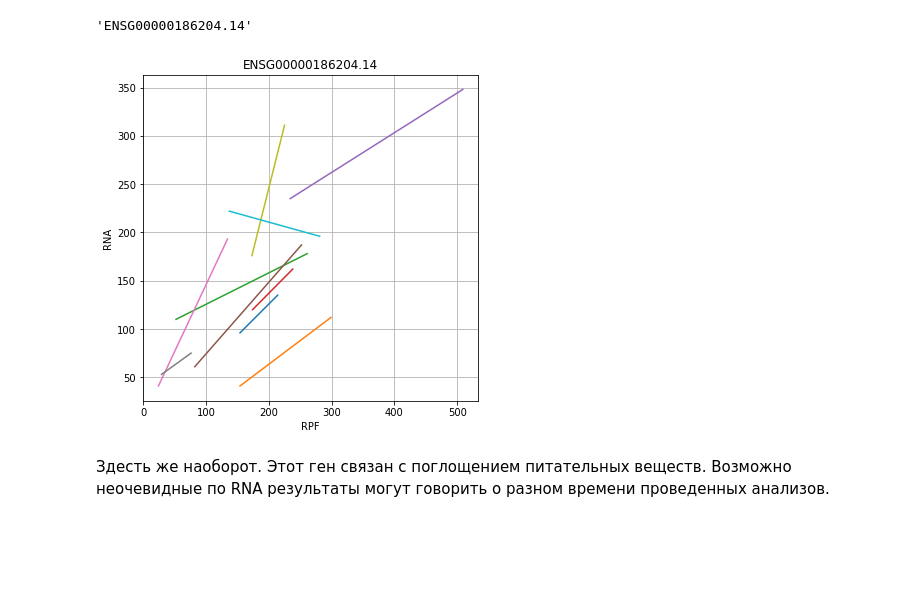
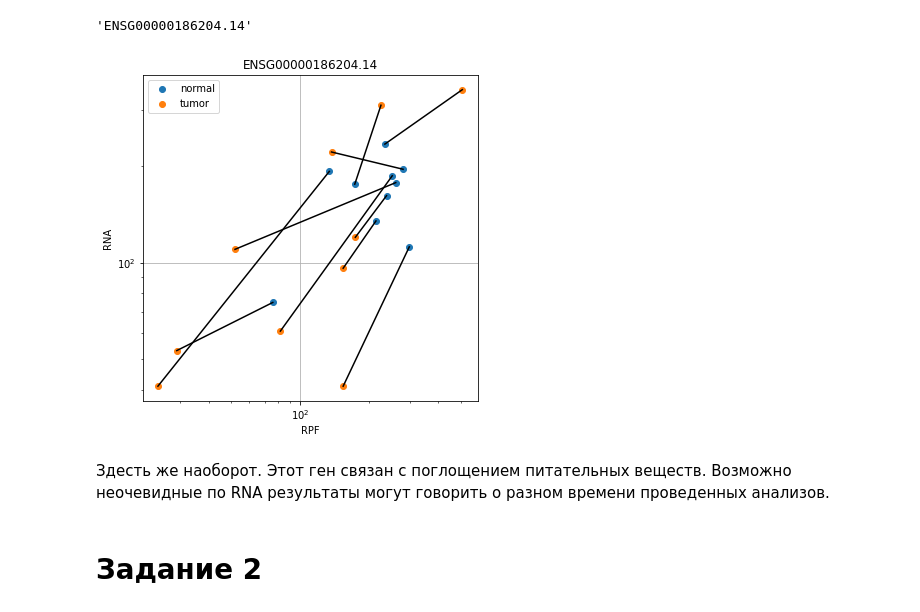
Before and after one commit to Nazar1997/RiboSeq, a Jupyter notebook: Beknazarov.ipynb, the cells around one changed output. Drawn from its saved outputs; the diff is of its cells as text; code cells hidden in the pictures; blank space fills up the shorter version.

```diff
--- a/Beknazarov.ipynb
+++ b/Beknazarov.ipynb
@@ -397,9 +399,13 @@ plt.figure(figsize=(6, 6))
 plt.xlabel('RPF')
 plt.ylabel('RNA')
 plt.title(gene)
-# plt.xscale('log')
-# plt.yscale('log')
+plt.xscale('log')
+plt.yscale('log')
 for i in range(len(normal_rpf)):
-    plt.plot([normal_rpf[i], tumor_rpf[i]], [normal_rna[i], tumor_rna[i]])
+    plt.plot([normal_rpf[i], tumor_rpf[i]], [normal_rna[i], tumor_rna[i]], c='black')
+
+plt.scatter(normal_rpf, normal_rna, label='normal')
+plt.scatter(tumor_rpf, tumor_rna, label='tumor')
+plt.legend()
 plt.grid()
 # %% [output]
@@ -424,9 +430,13 @@ plt.figure(figsize=(6, 6))
 plt.xlabel('RPF')
 plt.ylabel('RNA')
 plt.title(gene)
-# plt.xscale('log')
-# plt.yscale('log')
+plt.xscale('log')
+plt.yscale('log')
 for i in range(len(normal_rpf)):
-    plt.plot([normal_rpf[i], tumor_rpf[i]], [normal_rna[i], tumor_rna[i]])
+    plt.plot([normal_rpf[i], tumor_rpf[i]], [normal_rna[i], tumor_rna[i]], c='black')
+
+plt.scatter(normal_rpf, normal_rna, label='normal')
+plt.scatter(tumor_rpf, tumor_rna, label='tumor')
+plt.legend()
 plt.grid()
 # %% [output]
@@ -443,19 +453,25 @@ gene
 # %%
 normal_rpf = [line[i].values[0] for i in line.columns if 'normal-RPF' in i]
 normal_rna = [line[i].values[0] for i in line.columns if 'normal-RNA' in i]
 tumor_rpf = [line[i].values[0] for i in line.columns if 'tumor-RPF' in i]
 tumor_rna = [line[i].values[0] for i in line.columns if 'tumor-RNA' in i]
 
 plt.figure(figsize=(6, 6))
 plt.xlabel('RPF')
 plt.ylabel('RNA')
 plt.title(gene)
-# plt.xscale('log')
-# plt.yscale('log')
+plt.xscale('log')
+plt.yscale('log')
 for i in range(len(normal_rpf)):
-    plt.plot([normal_rpf[i], tumor_rpf[i]], [normal_rna[i], tumor_rna[i]])
+    plt.plot([normal_rpf[i], tumor_rpf[i]], [normal_rna[i], tumor_rna[i]], c='black')
+
+plt.scatter(normal_rpf, normal_rna, label='normal')
+plt.scatter(tumor_rpf, tumor_rna, label='tumor')
+plt.legend()
 plt.grid()
 # %% [output]
-[figure, old version]
+[figure, new version]
 # %% [markdown]
 Здесть же наоборот. Этот ген связан с поглощением питательных веществ. Возможно неочевидные по RNA результаты могут говорить о разном времени проведенных анализов.
+# %% [markdown]
+# Задание 2
```
Also changed, not shown: parts of 29 cells of this notebook.
